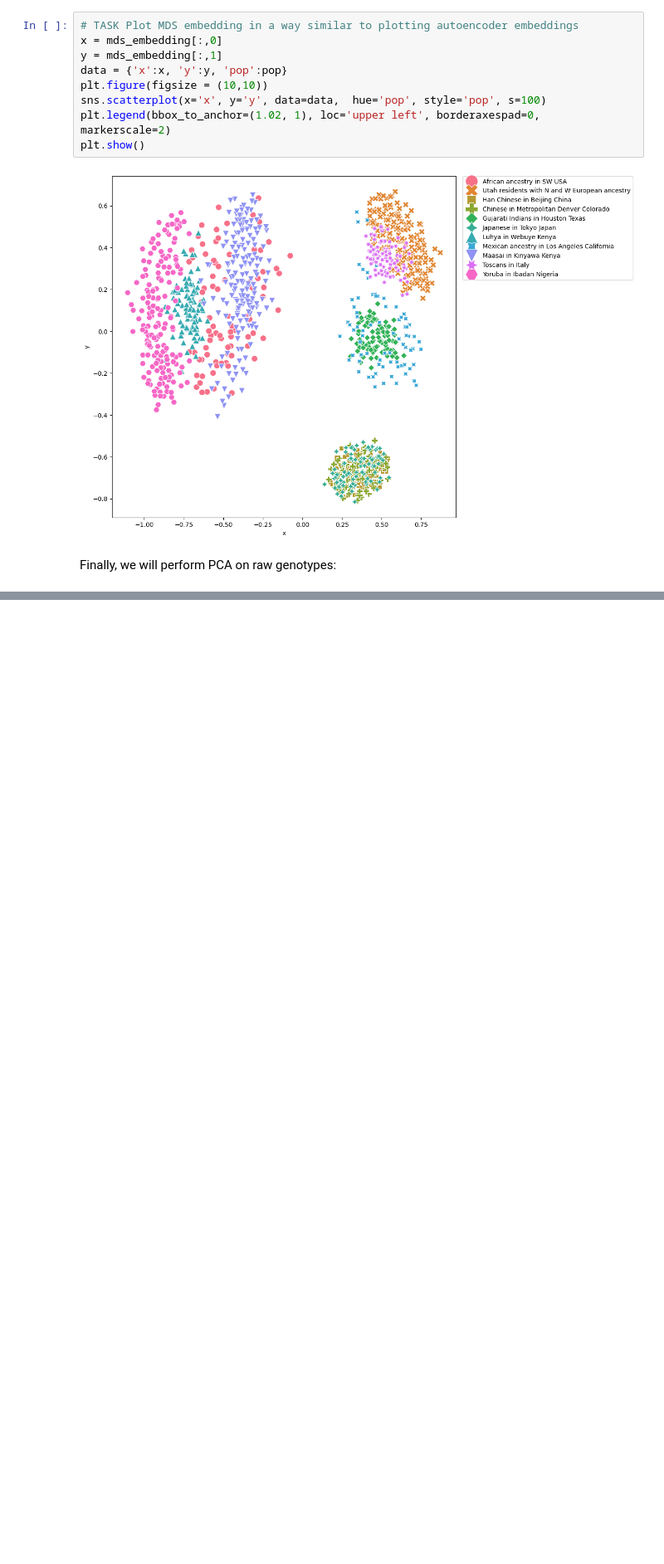
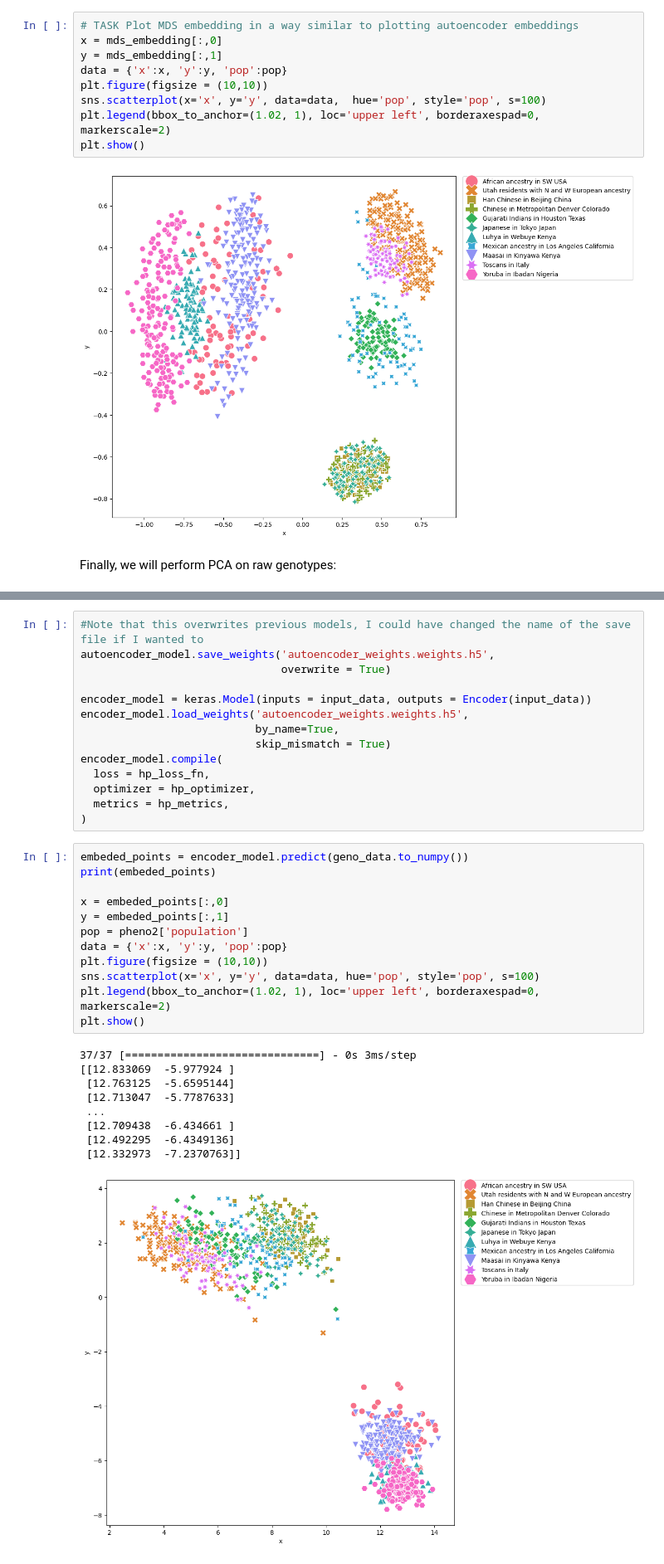
Before and after one commit to Abbta/adlfpae, a Jupyter notebook: Exercise_9_autoencoders_lab.ipynb, the cells around one changed output, grey strips where cells are left out. Shown at 83% size. Saved outputs shown, nothing was run; the diff lists cells and outputs as text; blank space fills up the shorter version.

```diff
--- a/Exercise_9_autoencoders_lab.ipynb
+++ b/Exercise_9_autoencoders_lab.ipynb
@@ -311,0 +435,36 @@ pca_embedding = embedding.fit_transform(geno_data*2)
+# %%
+#Note that this overwrites previous models, I could have changed the name of the save file if I wanted to
+autoencoder_model.save_weights('autoencoder_weights.weights.h5',
+                               overwrite = True)
+
+encoder_model = keras.Model(inputs = input_data, outputs = Encoder(input_data))
+encoder_model.load_weights('autoencoder_weights.weights.h5',
+                           by_name=True,
+                           skip_mismatch = True)
+encoder_model.compile(
+  loss = hp_loss_fn,
+  optimizer = hp_optimizer,
+  metrics = hp_metrics,
+)
+# %%
+embeded_points = encoder_model.predict(geno_data.to_numpy())
+print(embeded_points)
+
+x = embeded_points[:,0]
+y = embeded_points[:,1]
+pop = pheno2['population']
+data = {'x':x, 'y':y, 'pop':pop}
+plt.figure(figsize = (10,10))
+sns.scatterplot(x='x', y='y', data=data, hue='pop', style='pop', s=100)
+plt.legend(bbox_to_anchor=(1.02, 1), loc='upper left', borderaxespad=0, markerscale=2)
+plt.show()
+# %% [output]
+37/37 [==============================] - 0s 3ms/step
+[[12.833069  -5.977924 ]
+ [12.763125  -5.6595144]
+ [12.713047  -5.7787633]
+ ...
+ [12.709438  -6.434661 ]
+ [12.492295  -6.4349136]
+ [12.332973  -7.2370763]]
+[figure, added]
```
Also changed, not shown: parts of 22 cells of this notebook, 1 other file.
